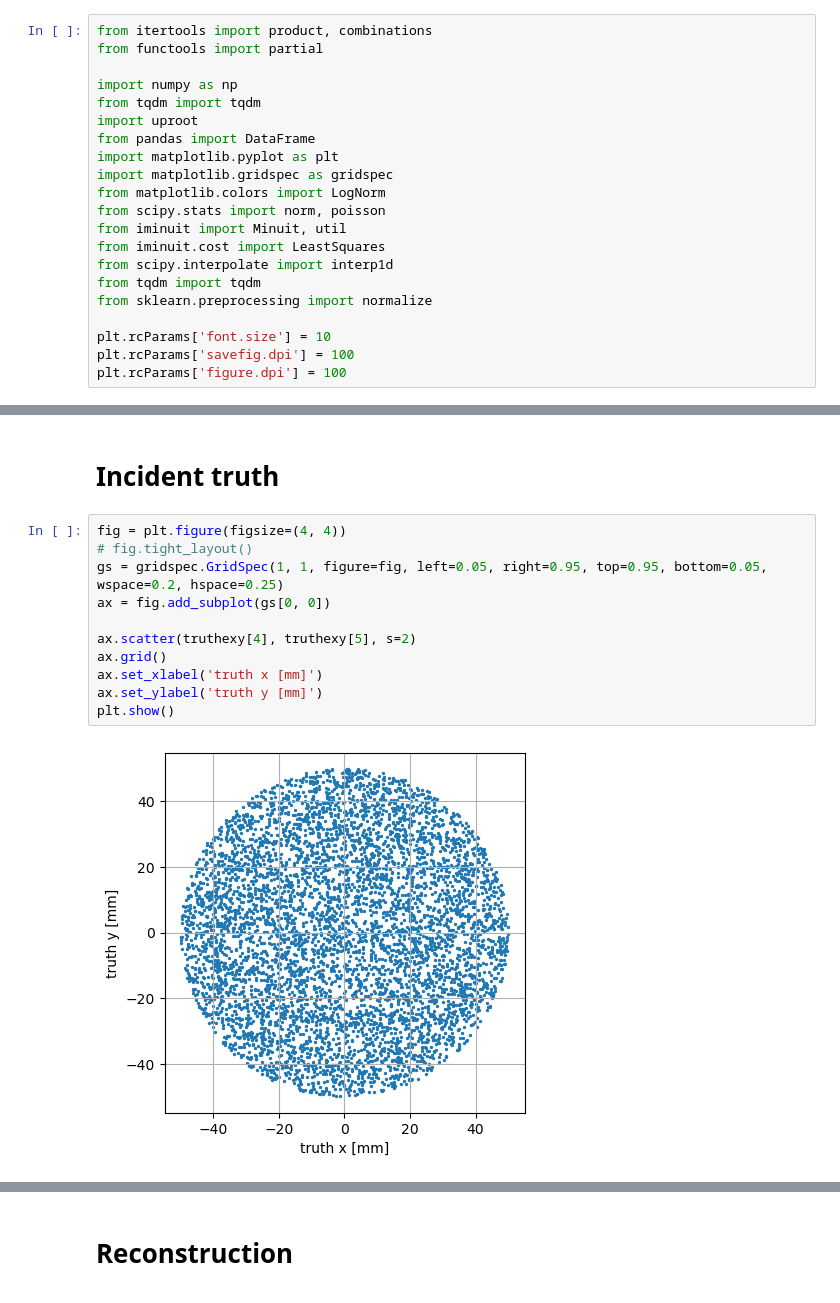
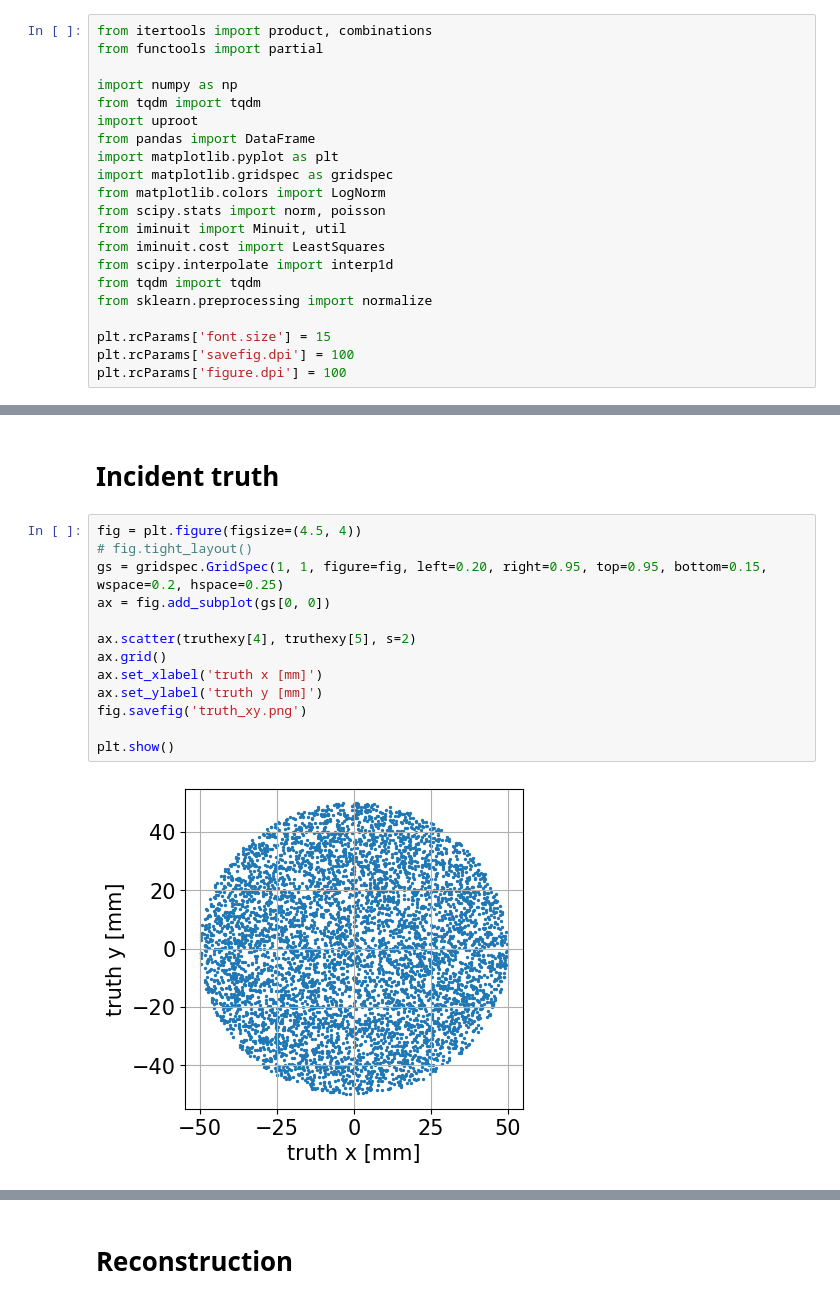
Before and after one commit to dachengx/Calorimeter, a Jupyter notebook: Energy.ipynb, the cells around one changed output, grey strips where cells are left out. Cells and saved outputs as stored; diff of their text form.

```diff
--- a/Energy.ipynb
+++ b/Energy.ipynb
@@ -16,7 +16,7 @@ from scipy.interpolate import interp1d
 from tqdm import tqdm
 from sklearn.preprocessing import normalize
 
-plt.rcParams['font.size'] = 10
+plt.rcParams['font.size'] = 15
 plt.rcParams['savefig.dpi'] = 100
 plt.rcParams['figure.dpi'] = 100
 # %%
@@ -44,18 +44,20 @@ truthexy = np.vstack([truth[e].array(library='np') for e in tqdm(truth.keys())])
 # %% [markdown]
 # Incident truth
 # %%
-fig = plt.figure(figsize=(4, 4))
+fig = plt.figure(figsize=(4.5, 4))
 # fig.tight_layout()
-gs = gridspec.GridSpec(1, 1, figure=fig, left=0.05, right=0.95, top=0.95, bottom=0.05, wspace=0.2, hspace=0.25)
+gs = gridspec.GridSpec(1, 1, figure=fig, left=0.20, right=0.95, top=0.95, bottom=0.15, wspace=0.2, hspace=0.25)
 ax = fig.add_subplot(gs[0, 0])
 
 ax.scatter(truthexy[4], truthexy[5], s=2)
 ax.grid()
 ax.set_xlabel('truth x [mm]')
 ax.set_ylabel('truth y [mm]')
+fig.savefig('truth_xy.png')
+
 plt.show()
 # %% [output]
-[figure, old version]
+[figure, new version]
 # %%
 i = 0
 
```
Also changed, not shown: parts of 17 cells of this notebook, 1 other file.
